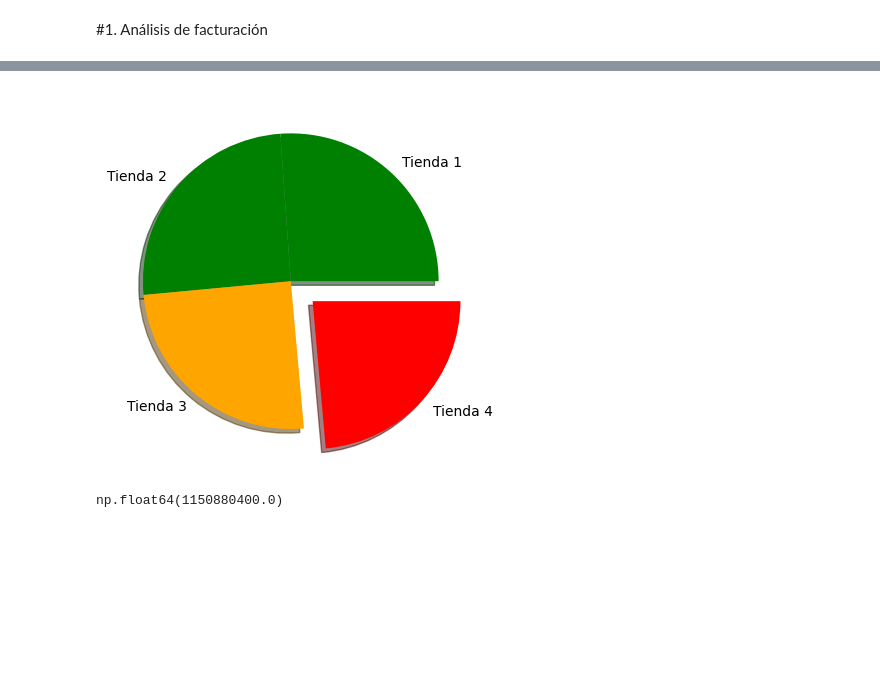
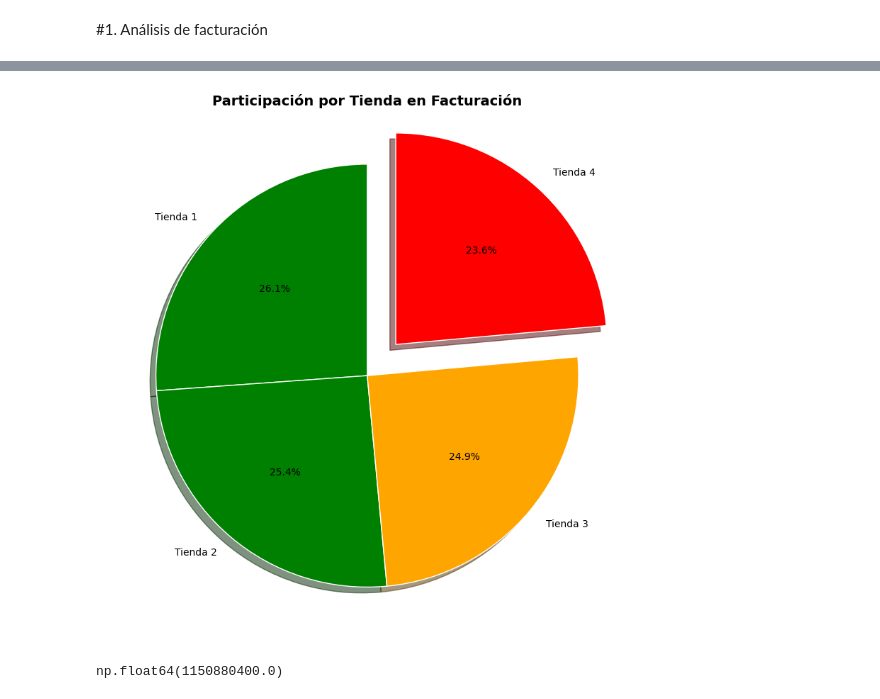
Before and after one commit to educhile1/challenge_datascience1-ONE, a Jupyter notebook: AluraStoreLatam.ipynb, the cells around one changed output, grey strips where cells are left out. Cells and saved outputs as stored; diff of their text form; code cells hidden in the pictures; blank space fills up the shorter version.

```diff
--- a/AluraStoreLatam.ipynb
+++ b/AluraStoreLatam.ipynb
@@ -97,14 +97,26 @@ plt.grid()
 # %%
 
 tiendas = ['Tienda 1', 'Tienda 2', 'Tienda 3', 'Tienda 4']
 facturas = [factTienda1, factTienda2, factTienda3, factTienda4]
 colores=['green', 'green', 'orange', 'red']
 separacion = [0, 0, 0, 0.2]
 
-plt.pie(facturas,labels=tiendas,  explode=separacion, colors=colores, shadow = True)
+plt.figure(figsize=(8, 8))  # Tamaño más amigable
+plt.pie(
+    facturas,
+    labels=tiendas,
+    explode=separacion,
+    colors=colores,
+    shadow=True,
+    autopct='%1.1f%%',  # Muestra el porcentaje con un decimal
+    startangle=90,     # Rotación para mejor distribución visual
+    wedgeprops={'edgecolor': 'white'}  # Borde blanco para más claridad
+)
+plt.title("Participación por Tienda en Facturación", fontsize=14, fontweight='bold')
+plt.tight_layout()
 plt.show()
 # %% [output]
-[figure, old version]
+[figure, new version]
 # %%
 # %% [output]
 np.float64(1150880400.0)
```
Also changed, not shown: parts of 17 cells of this notebook.
